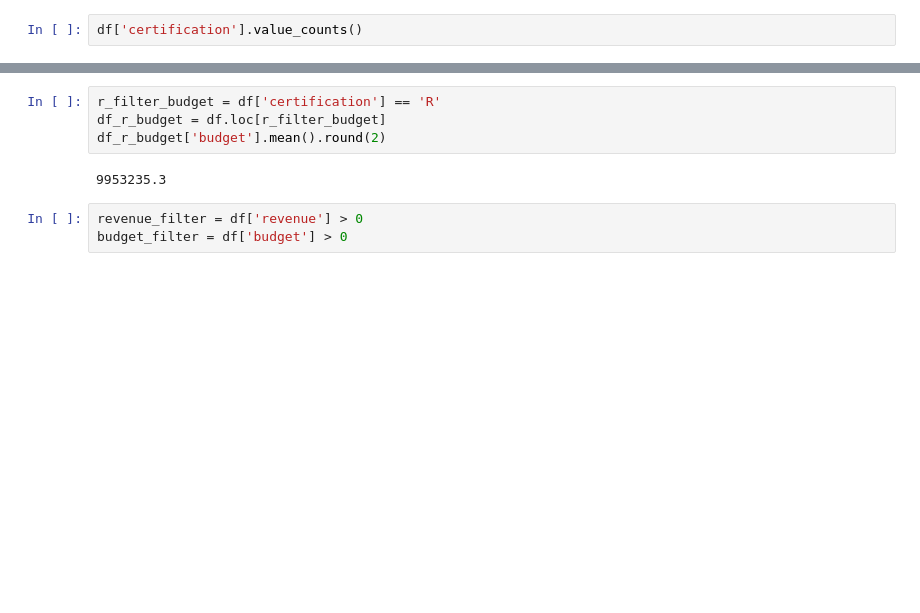
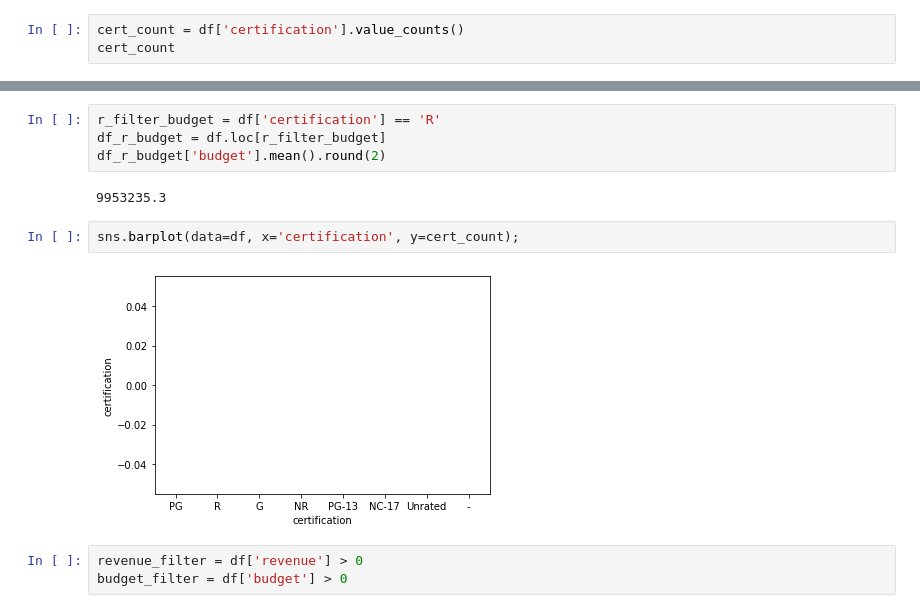
Before and after one commit to fid2445/Project-3-, a Jupyter notebook: Project EDA.ipynb, the cells around one changed output, grey strips where cells are left out. Drawn from its saved outputs; the diff is of its cells as text; blank space fills up the shorter version.

```diff
--- a/Project EDA.ipynb
+++ b/Project EDA.ipynb
@@ -171,7 +176,8 @@ df.head()
 | 4 | tt0116748 | 0.0 | 0.0 | Karobaar | NaN |
 | 5 | tt0118694 | 150000.0 | 12854953.0 | In the Mood for Love | PG |
 # %%
-df['certification'].value_counts()
+cert_count = df['certification'].value_counts()
+cert_count
 # %% [output]
 R          463
 PG-13      181
@@ -232,6 +261,10 @@ df_r_budget = df.loc[r_filter_budget]
 df_r_budget['budget'].mean().round(2)
 # %% [output]
 9953235.3
+# %%
+sns.barplot(data=df, x='certification', y=cert_count);
+# %% [output]
+[figure, added]
 # %%
 revenue_filter = df['revenue'] > 0
 budget_filter = df['budget'] > 0
```
Also changed, not shown: parts of 18 cells of this notebook, 4 other files.
